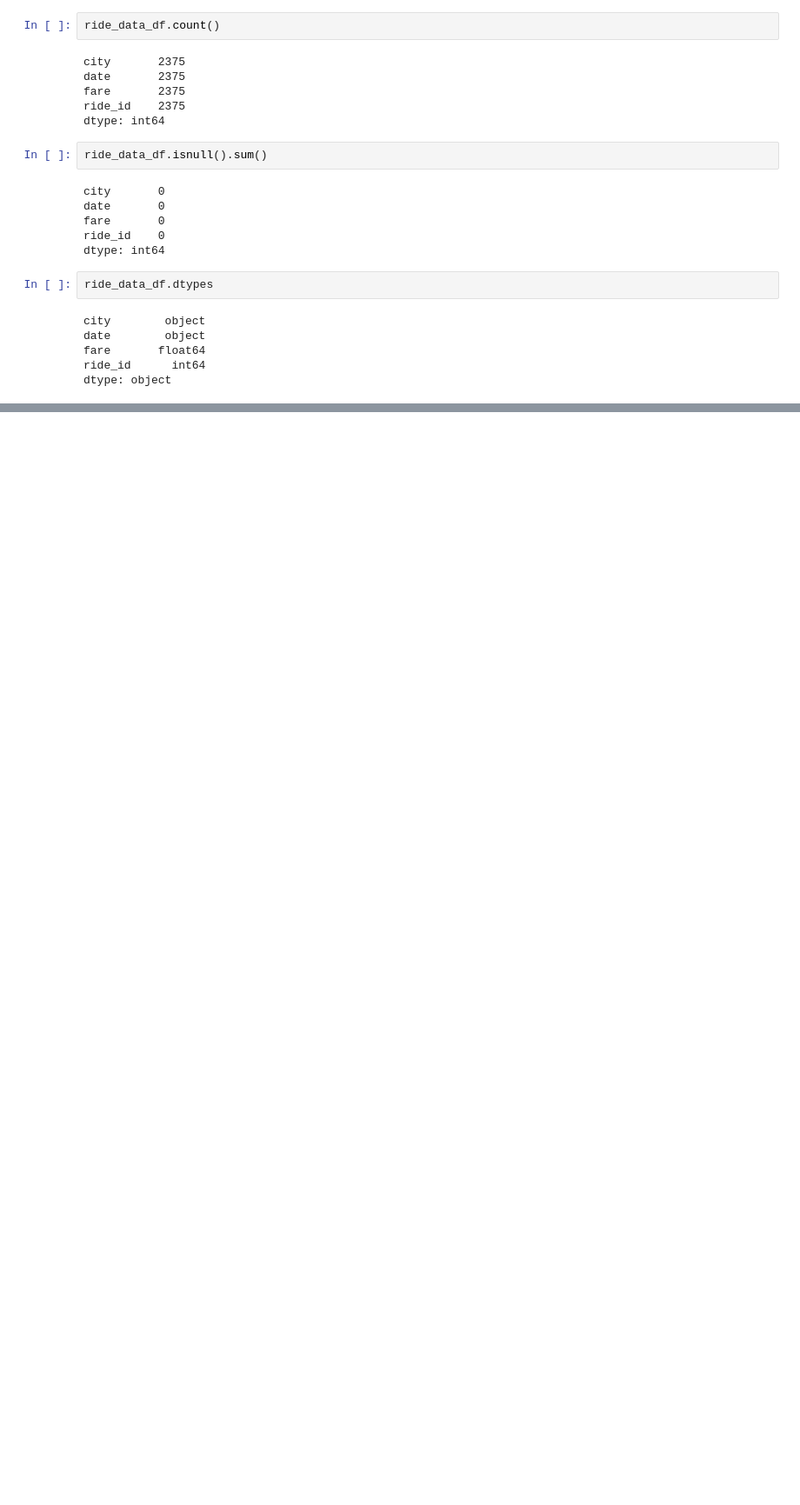
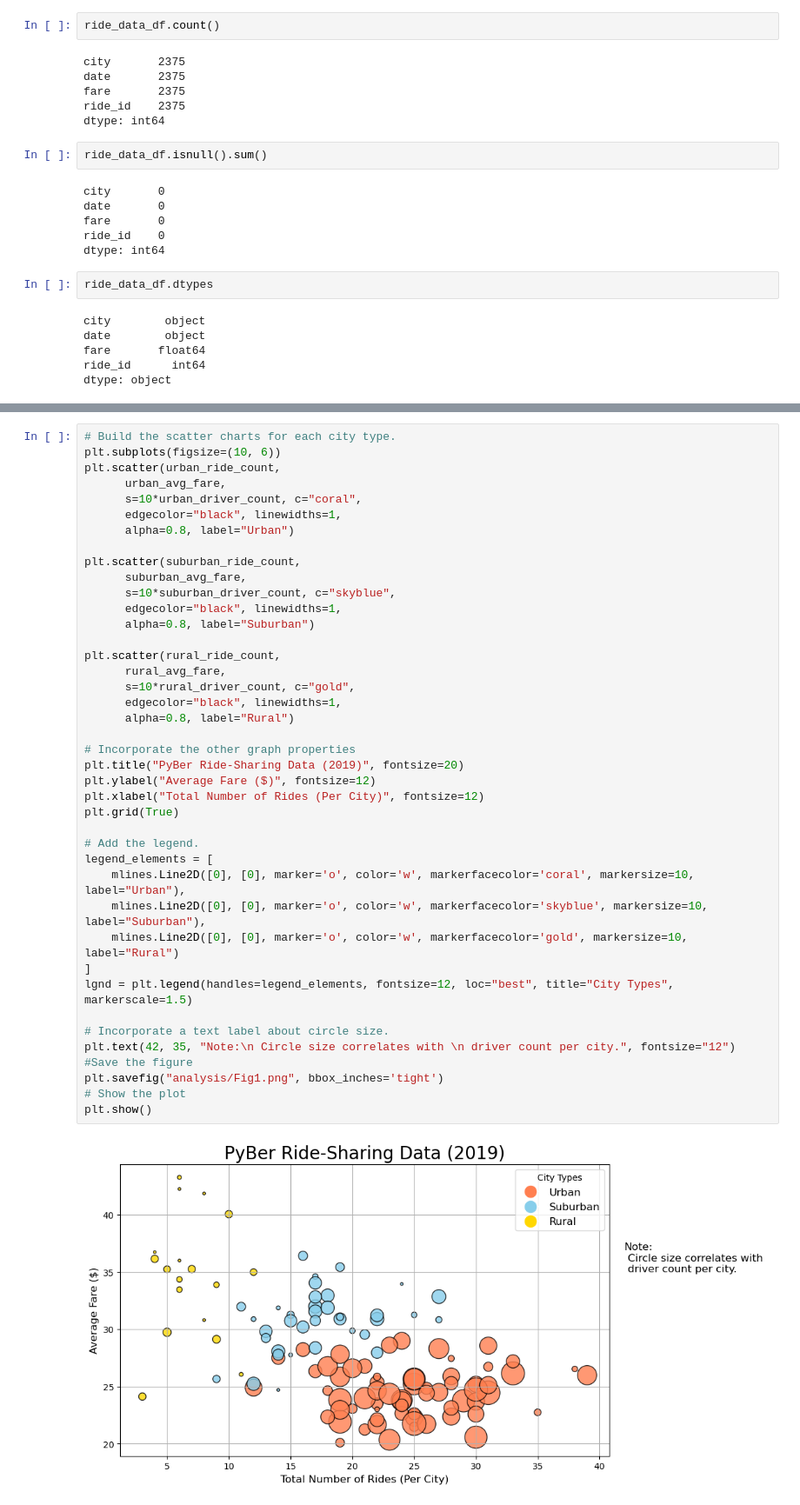
Before and after one commit to jdaccache96/PyBer_Analysis, a Jupyter notebook: PyBer.ipynb, the cells around one changed output, grey strips where cells are left out. Shown at 87% size. Cells and saved outputs as stored; diff of their text form; blank space fills up the shorter version.

```diff
--- a/PyBer.ipynb
+++ b/PyBer.ipynb
@@ -95,0 +133,43 @@ pyber_data_df.head()
+# %%
+# Build the scatter charts for each city type.
+plt.subplots(figsize=(10, 6))
+plt.scatter(urban_ride_count,
+      urban_avg_fare,
+      s=10*urban_driver_count, c="coral",
+      edgecolor="black", linewidths=1,
+      alpha=0.8, label="Urban")
+
+plt.scatter(suburban_ride_count,
+      suburban_avg_fare,
+      s=10*suburban_driver_count, c="skyblue",
+      edgecolor="black", linewidths=1,
+      alpha=0.8, label="Suburban")
+
+plt.scatter(rural_ride_count,
+      rural_avg_fare,
+      s=10*rural_driver_count, c="gold",
+      edgecolor="black", linewidths=1,
+      alpha=0.8, label="Rural")
+
+# Incorporate the other graph properties
+plt.title("PyBer Ride-Sharing Data (2019)", fontsize=20)
+plt.ylabel("Average Fare ($)", fontsize=12)
+plt.xlabel("Total Number of Rides (Per City)", fontsize=12)
+plt.grid(True)
+
+# Add the legend.
+legend_elements = [
+    mlines.Line2D([0], [0], marker='o', color='w', markerfacecolor='coral', markersize=10, label="Urban"),
+    mlines.Line2D([0], [0], marker='o', color='w', markerfacecolor='skyblue', markersize=10, label="Suburban"),
+    mlines.Line2D([0], [0], marker='o', color='w', markerfacecolor='gold', markersize=10, label="Rural")
+]
+lgnd = plt.legend(handles=legend_elements, fontsize=12, loc="best", title="City Types", markerscale=1.5)
+
+# Incorporate a text label about circle size.
+plt.text(42, 35, "Note:\n Circle size correlates with \n driver count per city.", fontsize="12")
+#Save the figure
+plt.savefig("analysis/Fig1.png", bbox_inches='tight')
+# Show the plot
+plt.show()
+# %% [output]
+[figure, added]
```
Also changed, not shown: parts of 10 cells of this notebook, 2 other files.
